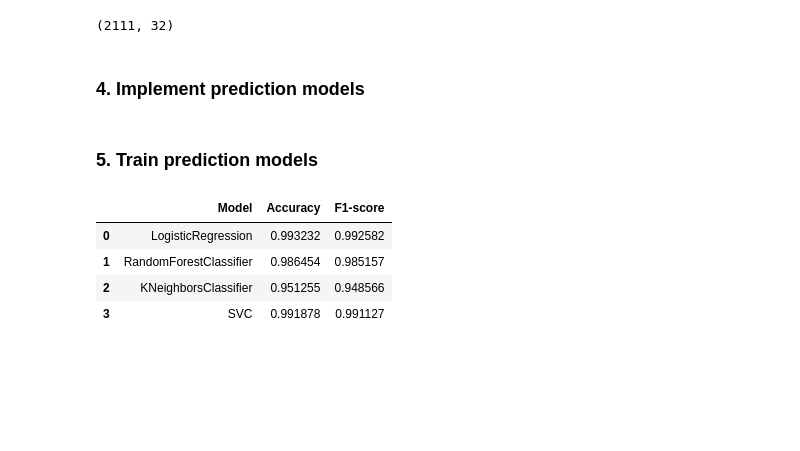
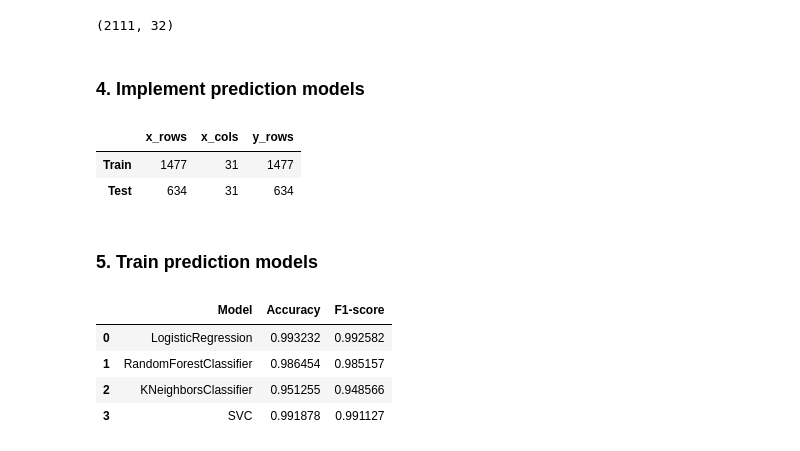
Before and after one commit to secary/compsci7306, a Jupyter notebook: mbd_a1/a1942340_dongjuma_assign1.ipynb, the cells around one changed output. Cells and saved outputs as stored; diff of their text form; code cells hidden in the pictures; blank space fills up the shorter version.

```diff
--- a/mbd_a1/a1942340_dongjuma_assign1.ipynb
+++ b/mbd_a1/a1942340_dongjuma_assign1.ipynb
@@ -273,4 +286,13 @@ od1.shape
 od_train, od_test = train_test_split(od1, train_size=0.7, test_size=0.3, random_state=1942340)
 x_train, x_test = od_train.drop('NObeyesdad', axis=1), od_test.drop('NObeyesdad', axis=1)
 y_train, y_test = od_train['NObeyesdad'], od_test['NObeyesdad']
+# %%
+# Print the shapes of split datasets
+shapes = pd.DataFrame([x_train.shape, x_test.shape], index=['Train', 'Test'], columns=['x_rows', 'x_cols'])
+shapes['y_rows']=[y_train.shape[0], y_test.shape[0]]
+shapes
+# %% [output]
+|  | x_rows | x_cols | y_rows |
+| Train | 1477 | 31 | 1477 |
+| Test | 634 | 31 | 634 |
 # %%
```
Also changed, not shown: parts of 22 cells of this notebook.
